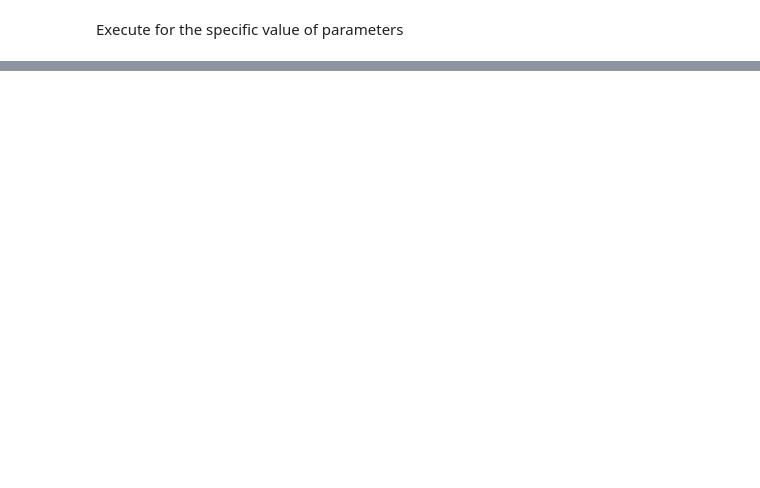
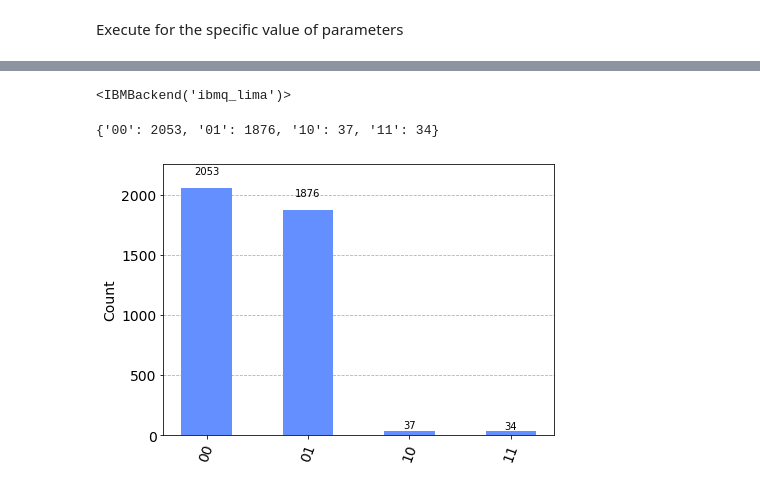
Before and after one commit to DarkStarQuantumLab/Qauntum-trading-a-disturbance-in-the-force-of-supply-and-demand, a Jupyter notebook: HFT_IBM.ipynb, the cells around one changed output, grey strips where cells are left out. Drawn from its saved outputs; the diff is of its cells as text; code cells hidden in the pictures; blank space fills up the shorter version.

```diff
--- a/HFT_IBM.ipynb
+++ b/HFT_IBM.ipynb
@@ -319,0 +495,30 @@ results
+# %%
+from qiskit.providers.ibmq import least_busy
+from qiskit_ibm_provider import IBMProvider
+
+provider = IBMProvider()
+# ====================================
+# pass IBM API Token
+# ====================================
+provider.save_account(token=, overwrite=True)
+
+
+small_devices = provider.backends(filters=lambda x: x.configuration().n_qubits == 5 and not x.configuration().simulator)
+least_busy(small_devices)
+# %% [output]
+<IBMBackend('ibmq_lima')>
+# %%
+backend = least_busy(small_devices)
+# %%
+qc = alice_bob_play_quantum(theta_a = 0, phi_a = 0, theta_b = np.pi/2, phi_b = 0, measure=True)
+job = execute(qc, backend, optimization_level=2)
+result = job.result()
+# %%
+counts = result.get_counts()
+counts
+# %% [output]
+{'00': 2053, '01': 1876, '10': 37, '11': 34}
+# %%
+plot_histogram(counts)
+# %% [output]
+[figure, added]
```
Also changed, not shown: parts of 40 cells of this notebook.
